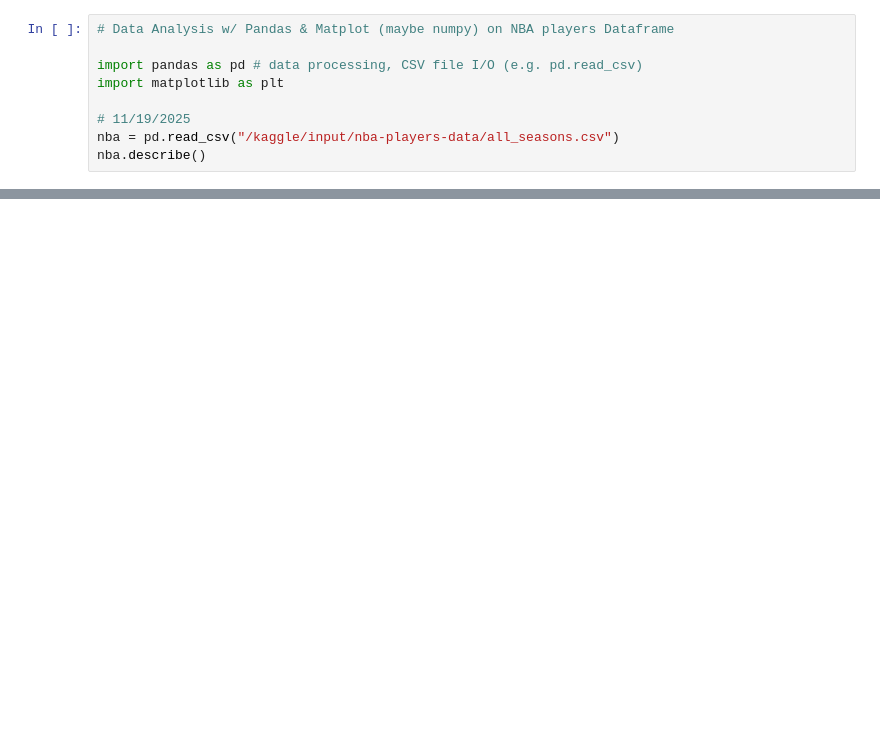
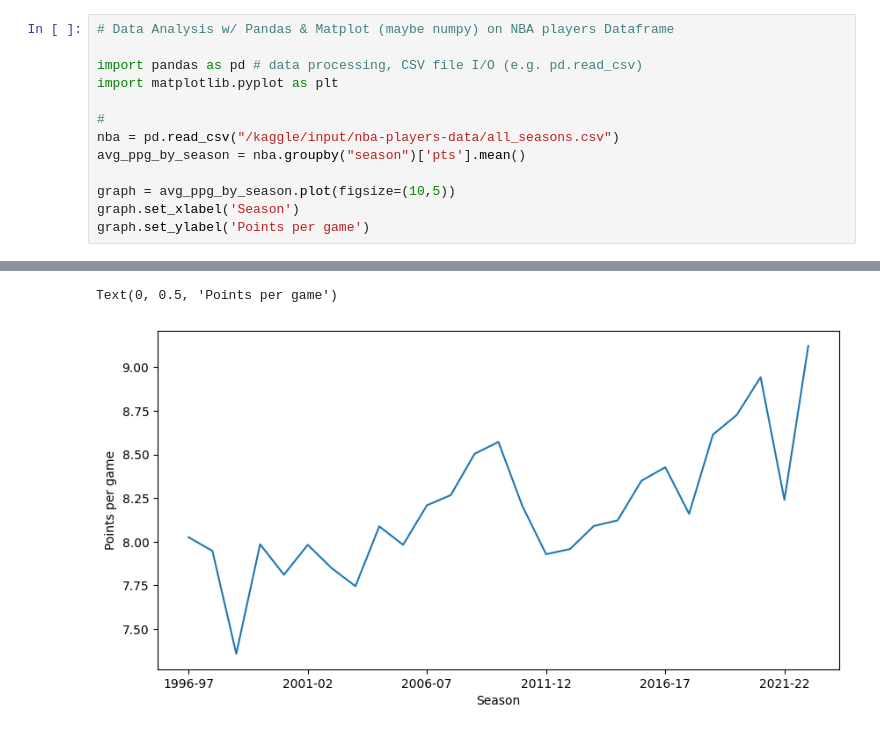
Before and after one commit to 0bsinet/NBA-Exploration, a Jupyter notebook: nba-data-analysis.ipynb, the cells around one changed output, grey strips where cells are left out. Saved outputs shown, nothing was run; the diff lists cells and outputs as text; blank space fills up the shorter version.

```diff
--- a/nba-data-analysis.ipynb
+++ b/nba-data-analysis.ipynb
@@ -2,9 +2,13 @@
 # Data Analysis w/ Pandas & Matplot (maybe numpy) on NBA players Dataframe
 
 import pandas as pd # data processing, CSV file I/O (e.g. pd.read_csv)
-import matplotlib as plt
+import matplotlib.pyplot as plt
 
-# 11/19/2025
+#
 nba = pd.read_csv("/kaggle/input/nba-players-data/all_seasons.csv")
-nba.describe()
+avg_ppg_by_season = nba.groupby("season")['pts'].mean()
+
+graph = avg_ppg_by_season.plot(figsize=(10,5))
+graph.set_xlabel('Season')
+graph.set_ylabel('Points per game')
 # %% [output]
@@ -19,0 +15,2 @@ nba.describe()
+Text(0, 0.5, 'Points per game')
+[figure, added]
```
Also changed, not shown: parts of 1 cell of this notebook.
